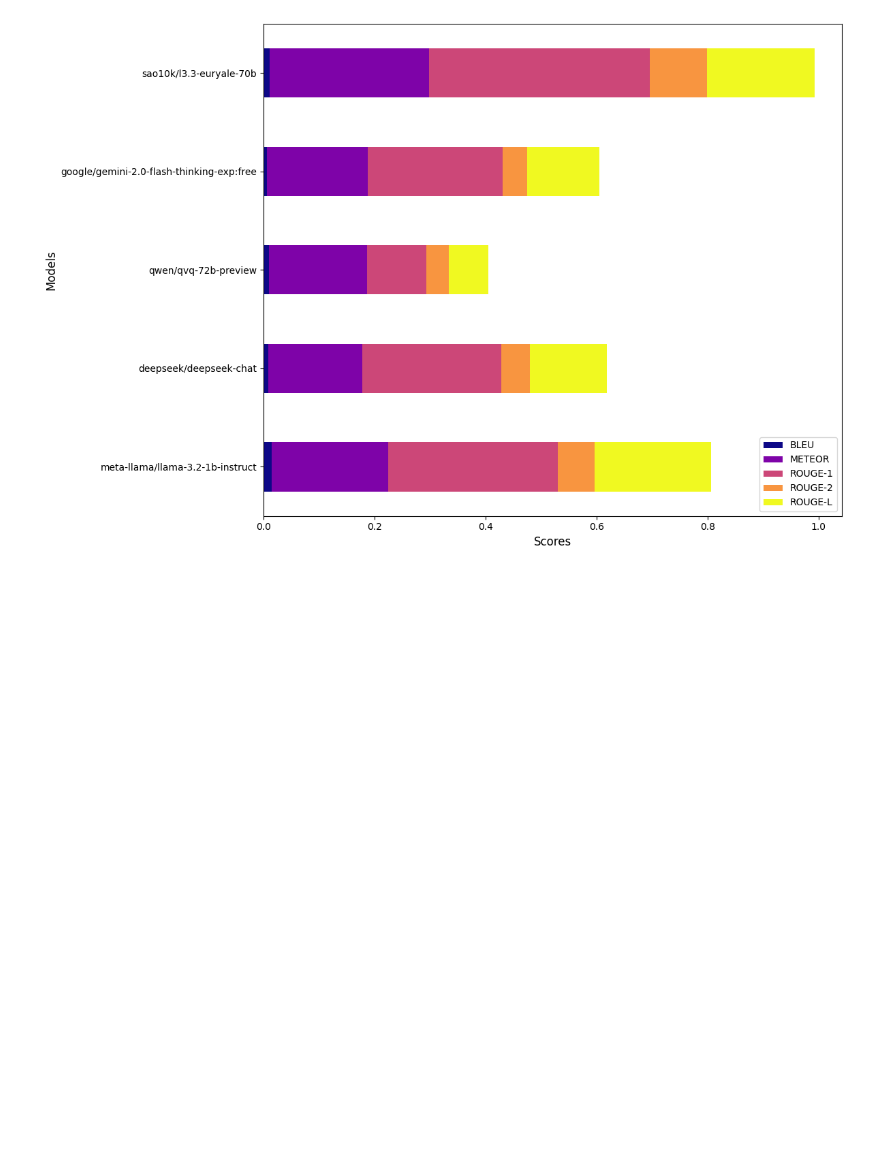
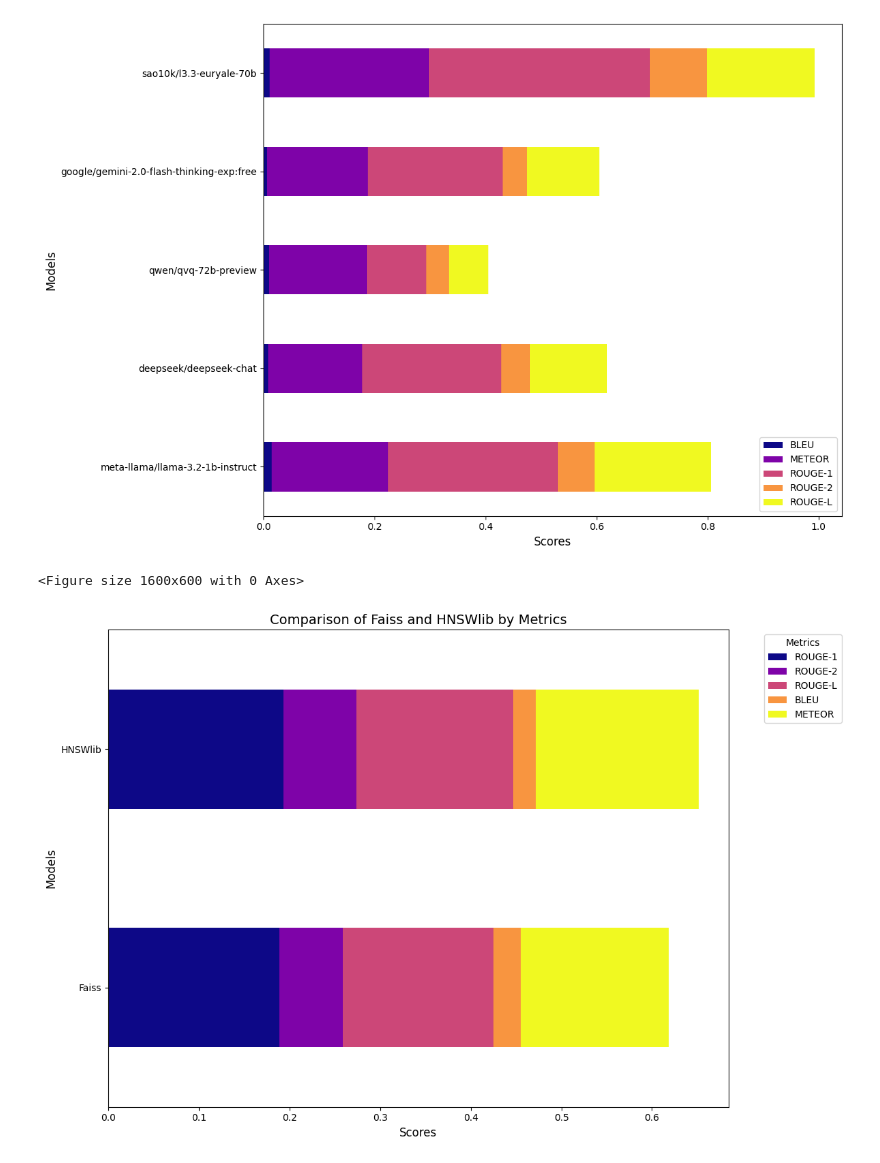
Before and after one commit to orekhovsky/GenAI-mini-projects, a Jupyter notebook: RAG_text2sql/RAG model comparison.ipynb, the cells around one changed output. Drawn from its saved outputs; the diff is of its cells as text; code cells hidden in the pictures; blank space fills up the shorter version.

```diff
--- a/RAG_text2sql/RAG model comparison.ipynb
+++ b/RAG_text2sql/RAG model comparison.ipynb
@@ -1291,3 +1291,40 @@ plt.show()
 # %% [output]
 <Figure size 1600x600 with 0 Axes>
 [figure]
+# %%
+import pandas as pd
+import matplotlib.pyplot as plt
+
+# Ваш датафрейм
+data = {
+    'Vector Store': ['Faiss', 'Without RAG', 'HNSWlib'],
+    'ROUGE-1': [0.188750, 0.275941, 0.193187],
+    'ROUGE-2': [0.069871, 0.117323, 0.080407],
+    'ROUGE-L': [0.166558, 0.211804, 0.173523],
+    'BLEU': [0.030061, 0.014378, 0.024828],
+    'METEOR': [0.163259, 0.205294, 0.179901]
+}
+
+df = pd.DataFrame(data)
+
+# Фильтрация данных для Faiss и HNSWlib
+df_filtered = df[df['Vector Store'].isin(['Faiss', 'HNSWlib'])]
+
+# Установка 'Vector Store' в качестве индекса
+df_filtered.set_index('Vector Store', inplace=True)
+
+# Построение графика
+plt.figure(figsize=(16, 6))
+df_filtered.plot(kind='barh', stacked=True, colormap='plasma', figsize=(12, 8))
+
+# Настройка графика
+plt.xlabel('Scores', fontsize=12)
+plt.ylabel('Models', fontsize=12)
+plt.title('Comparison of Faiss and HNSWlib by Metrics', fontsize=14)
+plt.legend(title='Metrics', bbox_to_anchor=(1.05, 1), loc='upper left')  # Легенда с метриками
+plt.tight_layout()
+
+plt.show()
+# %% [output]
+<Figure size 1600x600 with 0 Axes>
+[figure, added]
```
Also changed, not shown: parts of 2 cells of this notebook.
